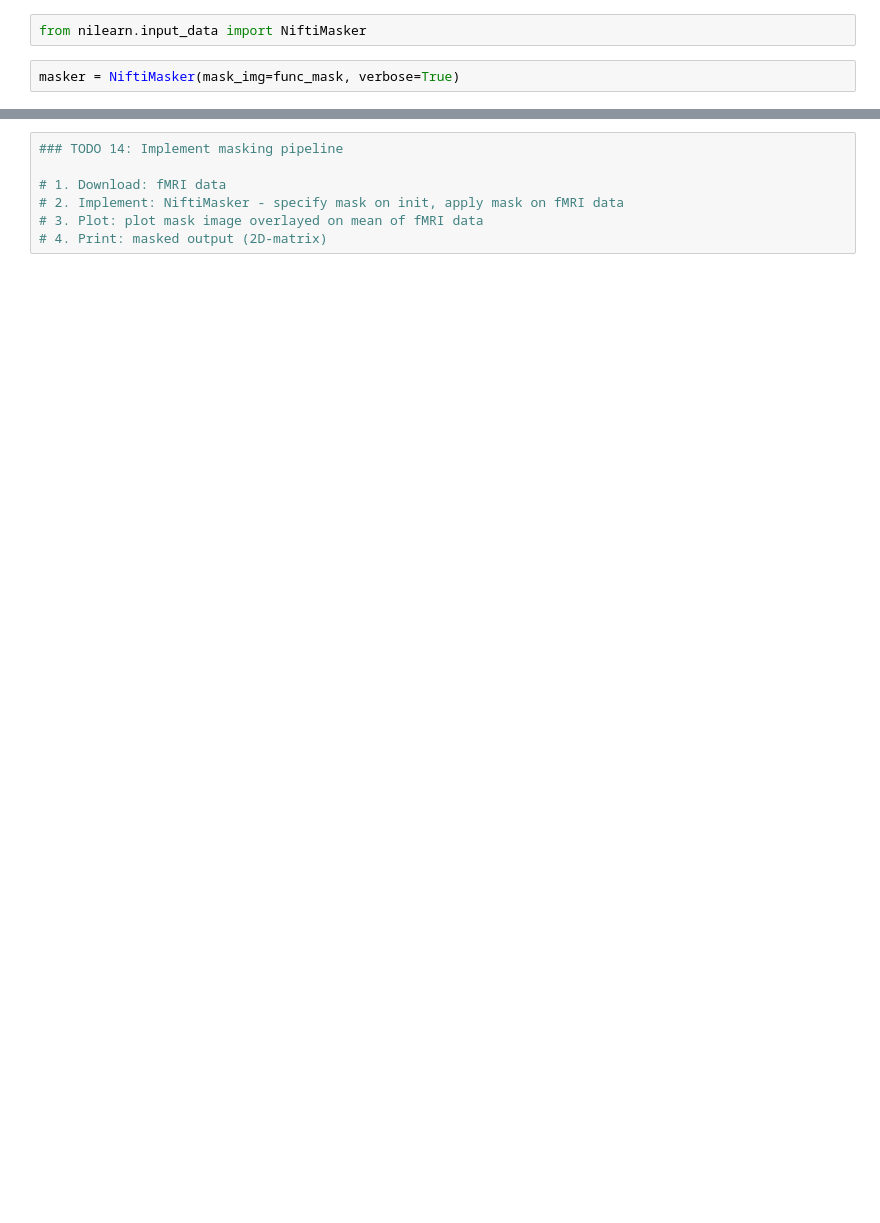
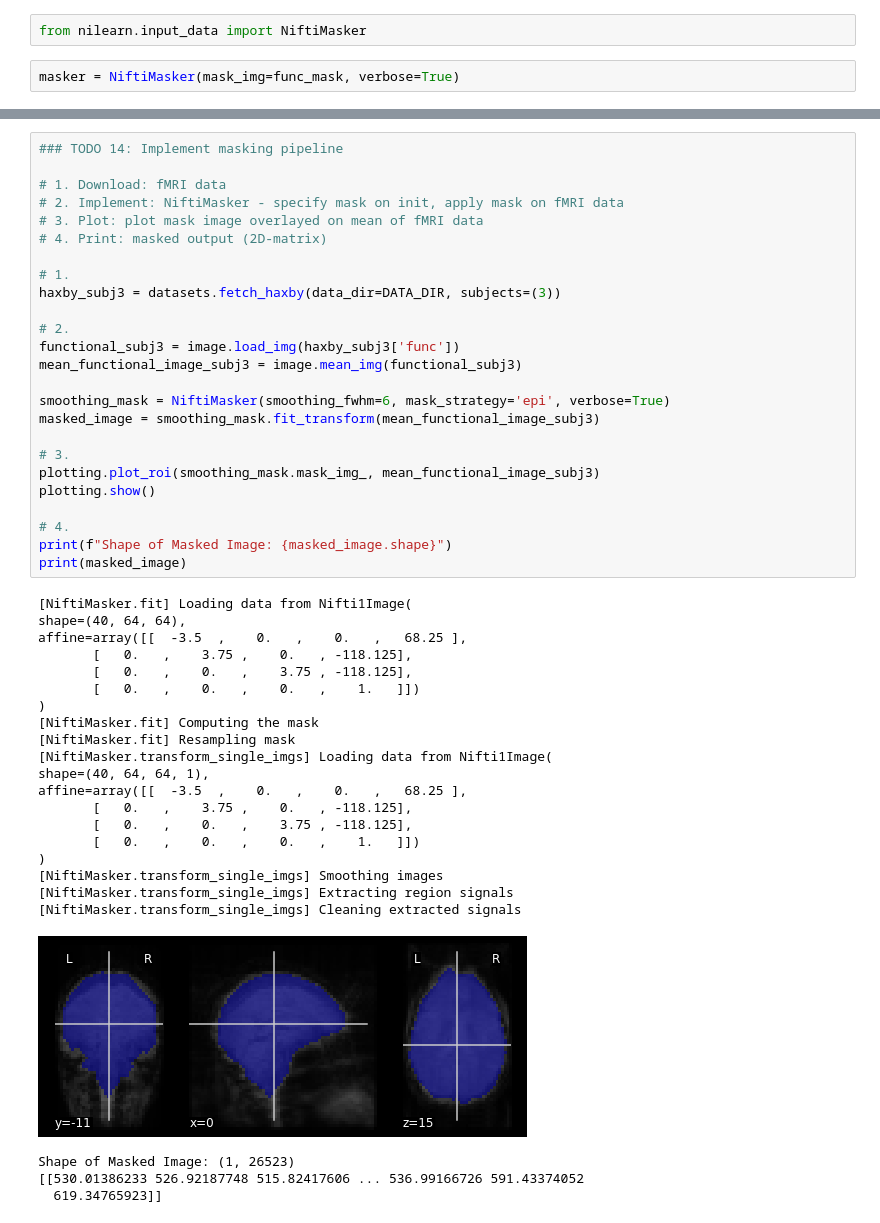
Before and after one commit to jessepinkman9900/neuroimage-processing, a Jupyter notebook: 2018101043.ipynb, the cells around one changed output, grey strips where cells are left out. Cells and saved outputs as stored; diff of their text form; blank space fills up the shorter version.

```diff
--- a/2018101043.ipynb
+++ b/2018101043.ipynb
@@ -168,7 +182,49 @@ smoothed_masked_functional_image = ''
 # %%
 ### TODO 14: Implement masking pipeline
 
 # 1. Download: fMRI data
 # 2. Implement: NiftiMasker - specify mask on init, apply mask on fMRI data
 # 3. Plot: plot mask image overlayed on mean of fMRI data
 # 4. Print: masked output (2D-matrix)
+
+# 1.
+haxby_subj3 = datasets.fetch_haxby(data_dir=DATA_DIR, subjects=(3))
+
+# 2.
+functional_subj3 = image.load_img(haxby_subj3['func'])
+mean_functional_image_subj3 = image.mean_img(functional_subj3)
+
+smoothing_mask = NiftiMasker(smoothing_fwhm=6, mask_strategy='epi', verbose=True)
+masked_image = smoothing_mask.fit_transform(mean_functional_image_subj3)
+
+# 3.
+plotting.plot_roi(smoothing_mask.mask_img_, mean_functional_image_subj3)
+plotting.show()
+
+# 4.
+print(f"Shape of Masked Image: {masked_image.shape}")
+print(masked_image)
+# %% [output]
+[NiftiMasker.fit] Loading data from Nifti1Image(
+shape=(40, 64, 64),
+affine=array([[  -3.5  ,    0.   ,    0.   ,   68.25 ],
+       [   0.   ,    3.75 ,    0.   , -118.125],
+       [   0.   ,    0.   ,    3.75 , -118.125],
+       [   0.   ,    0.   ,    0.   ,    1.   ]])
+)
+[NiftiMasker.fit] Computing the mask
+[NiftiMasker.fit] Resampling mask
+[NiftiMasker.transform_single_imgs] Loading data from Nifti1Image(
+shape=(40, 64, 64, 1),
+affine=array([[  -3.5  ,    0.   ,    0.   ,   68.25 ],
+       [   0.   ,    3.75 ,    0.   , -118.125],
+       [   0.   ,    0.   ,    3.75 , -118.125],
+       [   0.   ,    0.   ,    0.   ,    1.   ]])
+)
+[NiftiMasker.transform_single_imgs] Smoothing images
+[NiftiMasker.transform_single_imgs] Extracting region signals
+[NiftiMasker.transform_single_imgs] Cleaning extracted signals
+[figure, added]
+Shape of Masked Image: (1, 26523)
+[[530.01386233 526.92187748 515.82417606 ... 536.99166726 591.43374052
+  619.34765923]]
```
Also changed, not shown: parts of 15 cells of this notebook.
